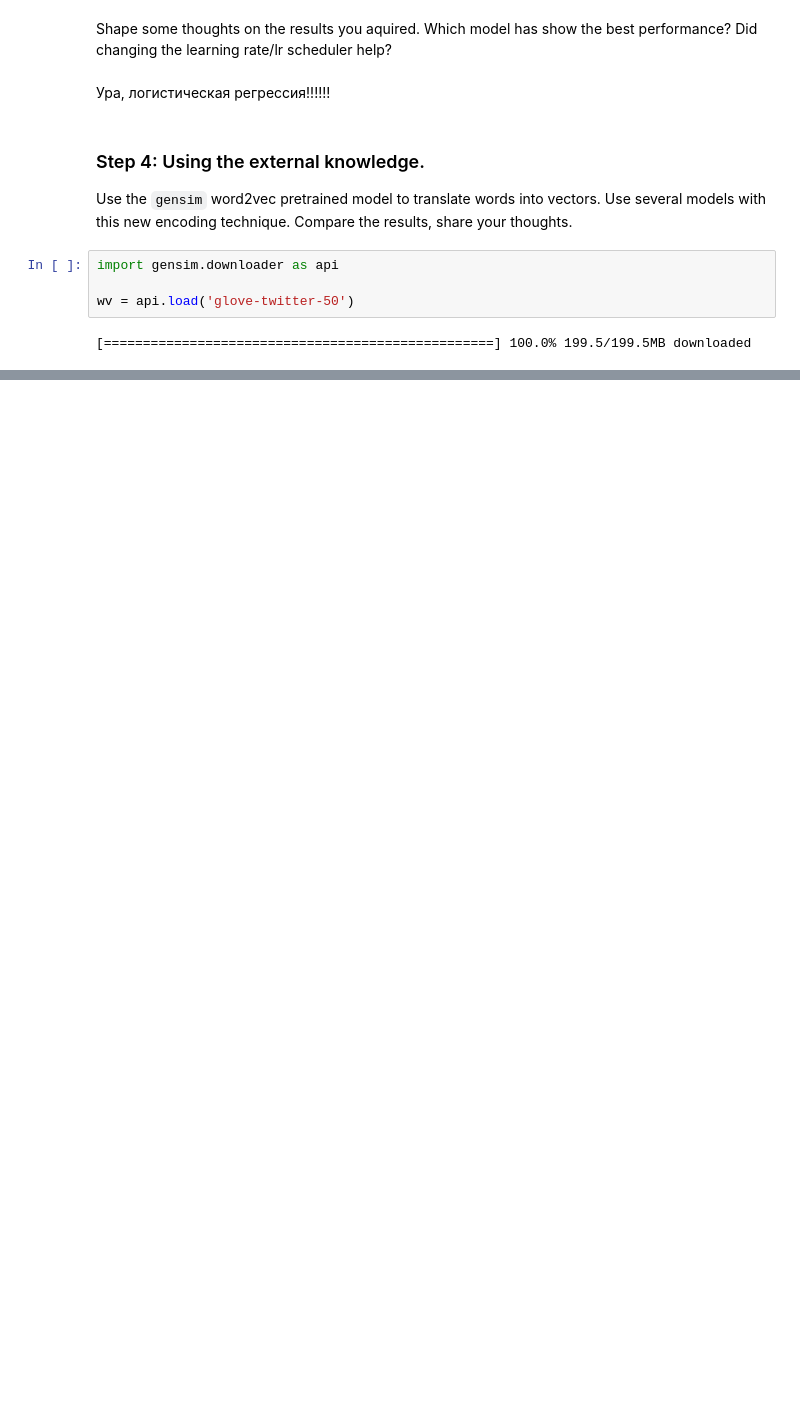
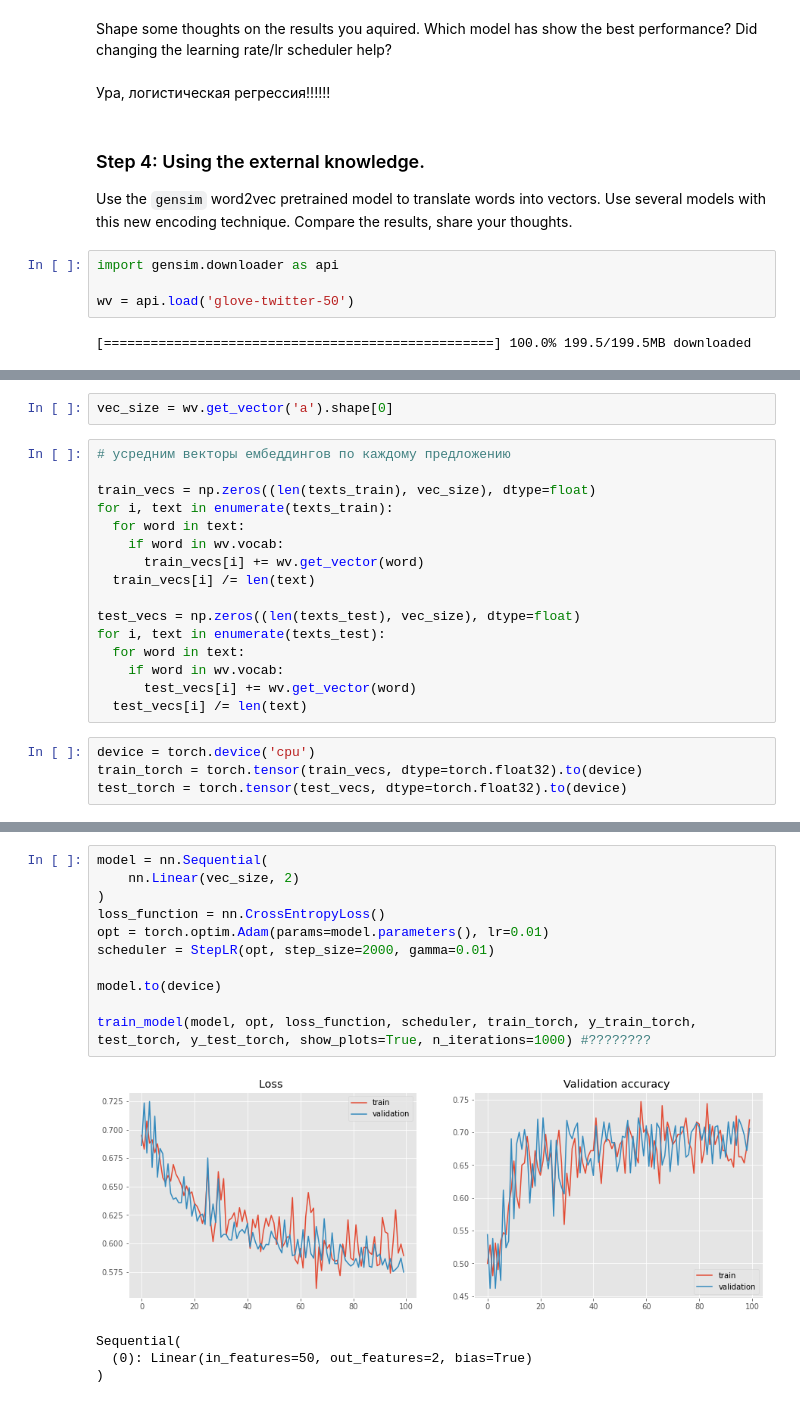
Before and after one commit to AnkeHooliganke/nlp_made, a Jupyter notebook: nlp_assignment1_01_Word_Vectors.ipynb, the cells around one changed output, grey strips where cells are left out. Drawn from its saved outputs; the diff is of its cells as text; blank space fills up the shorter version.

```diff
--- a/nlp_assignment1_01_Word_Vectors.ipynb
+++ b/nlp_assignment1_01_Word_Vectors.ipynb
@@ -512,0 +505,22 @@ wv = api.load('glove-twitter-50')
+# %%
+vec_size = wv.get_vector('a').shape[0]
+# %%
+# усредним векторы ембеддингов по каждому предложению
+
+train_vecs = np.zeros((len(texts_train), vec_size), dtype=float)
+for i, text in enumerate(texts_train):
+  for word in text:
+    if word in wv.vocab:
+      train_vecs[i] += wv.get_vector(word)
+  train_vecs[i] /= len(text)
+
+test_vecs = np.zeros((len(texts_test), vec_size), dtype=float)
+for i, text in enumerate(texts_test):
+  for word in text:
+    if word in wv.vocab:
+      test_vecs[i] += wv.get_vector(word)
+  test_vecs[i] /= len(text)
+# %%
+device = torch.device('cpu')
+train_torch = torch.tensor(train_vecs, dtype=torch.float32).to(device)
+test_torch = torch.tensor(test_vecs, dtype=torch.float32).to(device)
@@ -512,0 +537,16 @@ wv = api.load('glove-twitter-50')
+# %%
+model = nn.Sequential(
+    nn.Linear(vec_size, 2)
+)
+loss_function = nn.CrossEntropyLoss()
+opt = torch.optim.Adam(params=model.parameters(), lr=0.01)
+scheduler = StepLR(opt, step_size=2000, gamma=0.01)
+
+model.to(device)
+
+train_model(model, opt, loss_function, scheduler, train_torch, y_train_torch, test_torch, y_test_torch, show_plots=True, n_iterations=1000) #????????
+# %% [output]
+[figure, added]
+Sequential(
+  (0): Linear(in_features=50, out_features=2, bias=True)
+)
```
Also changed, not shown: parts of 8 cells of this notebook.
